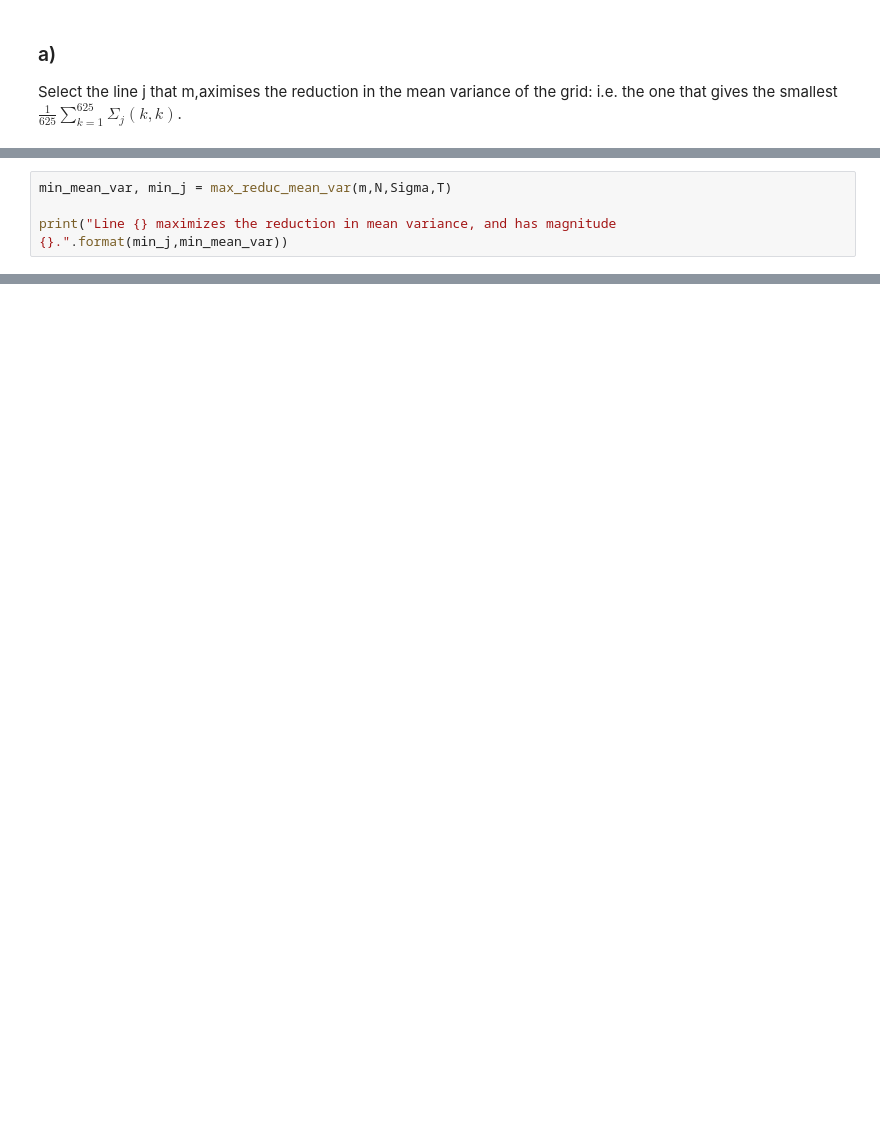
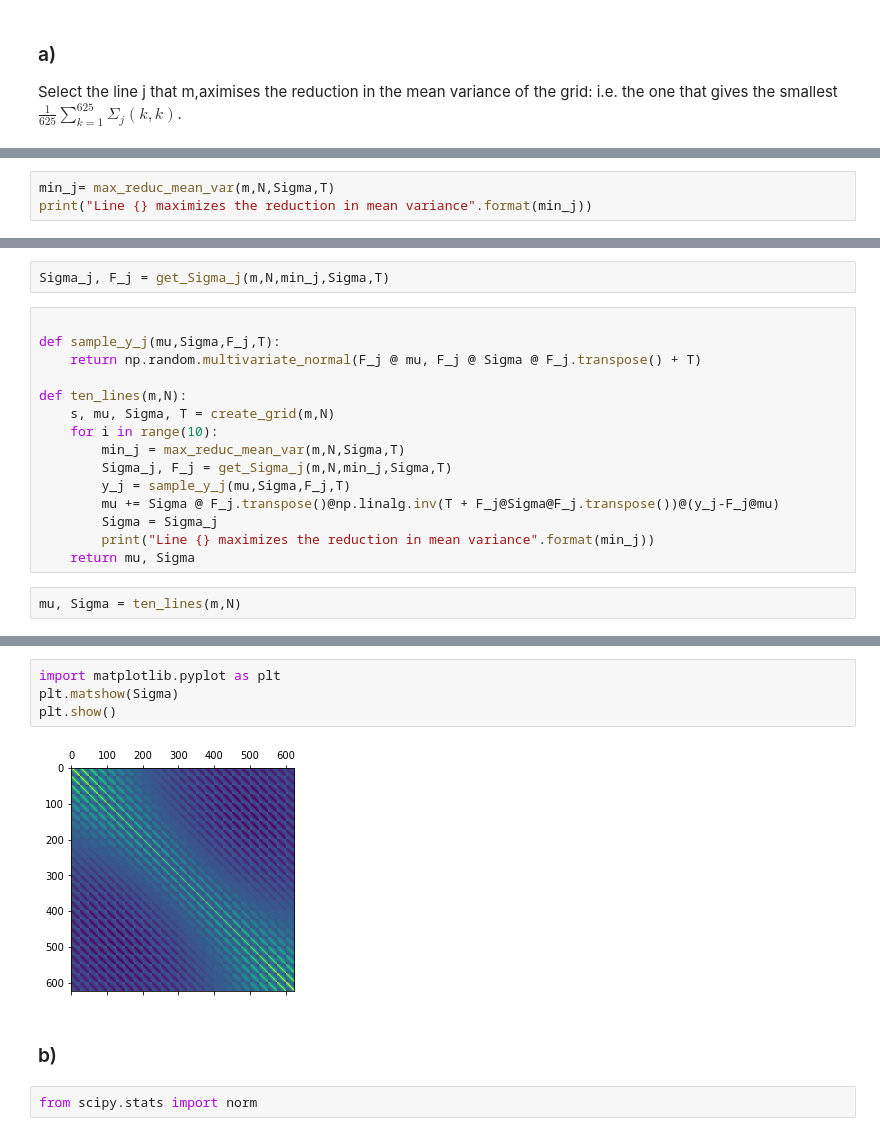
Before and after one commit to berild/mssdvia, a Jupyter notebook: sequential-voi/exercise-g-sol.ipynb, the cells around one changed output, grey strips where cells are left out. Saved outputs shown, nothing was run; the diff lists cells and outputs as text; blank space fills up the shorter version.

```diff
--- a/sequential-voi/exercise-g-sol.ipynb
+++ b/sequential-voi/exercise-g-sol.ipynb
@@ -70,5 +69,4 @@ def max_reduc_mean_var(m,N,Sigma,T):
 # %%
-min_mean_var, min_j = max_reduc_mean_var(m,N,Sigma,T)
-
-print("Line {} maximizes the reduction in mean variance, and has magnitude {}.".format(min_j,min_mean_var))
+min_j= max_reduc_mean_var(m,N,Sigma,T)
+print("Line {} maximizes the reduction in mean variance".format(min_j))
 # %% [output]
@@ -75,0 +82,19 @@ Line 13 maximizes the reduction in mean variance, and has magnitude 0.8303695616
+# %%
+Sigma_j, F_j = get_Sigma_j(m,N,min_j,Sigma,T)
+# %%
+
+def sample_y_j(mu,Sigma,F_j,T):
+    return np.random.multivariate_normal(F_j @ mu, F_j @ Sigma @ F_j.transpose() + T)
+
+def ten_lines(m,N):
+    s, mu, Sigma, T = create_grid(m,N)
+    for i in range(10):
+        min_j = max_reduc_mean_var(m,N,Sigma,T)
+        Sigma_j, F_j = get_Sigma_j(m,N,min_j,Sigma,T)
+        y_j = sample_y_j(mu,Sigma,F_j,T)
+        mu += Sigma @ F_j.transpose()@np.linalg.inv(T + F_j@Sigma@F_j.transpose())@(y_j-F_j@mu)
+        Sigma = Sigma_j
+        print("Line {} maximizes the reduction in mean variance".format(min_j))
+    return mu, Sigma
+# %%
+mu, Sigma = ten_lines(m,N)
@@ -75,0 +112,10 @@ Line 13 maximizes the reduction in mean variance, and has magnitude 0.8303695616
+# %%
+import matplotlib.pyplot as plt
+plt.matshow(Sigma)
+plt.show()
+# %% [output]
+[figure, added]
+# %% [markdown]
+### b)
+# %%
+from scipy.stats import norm
```
Also changed, not shown: parts of 8 cells of this notebook.
